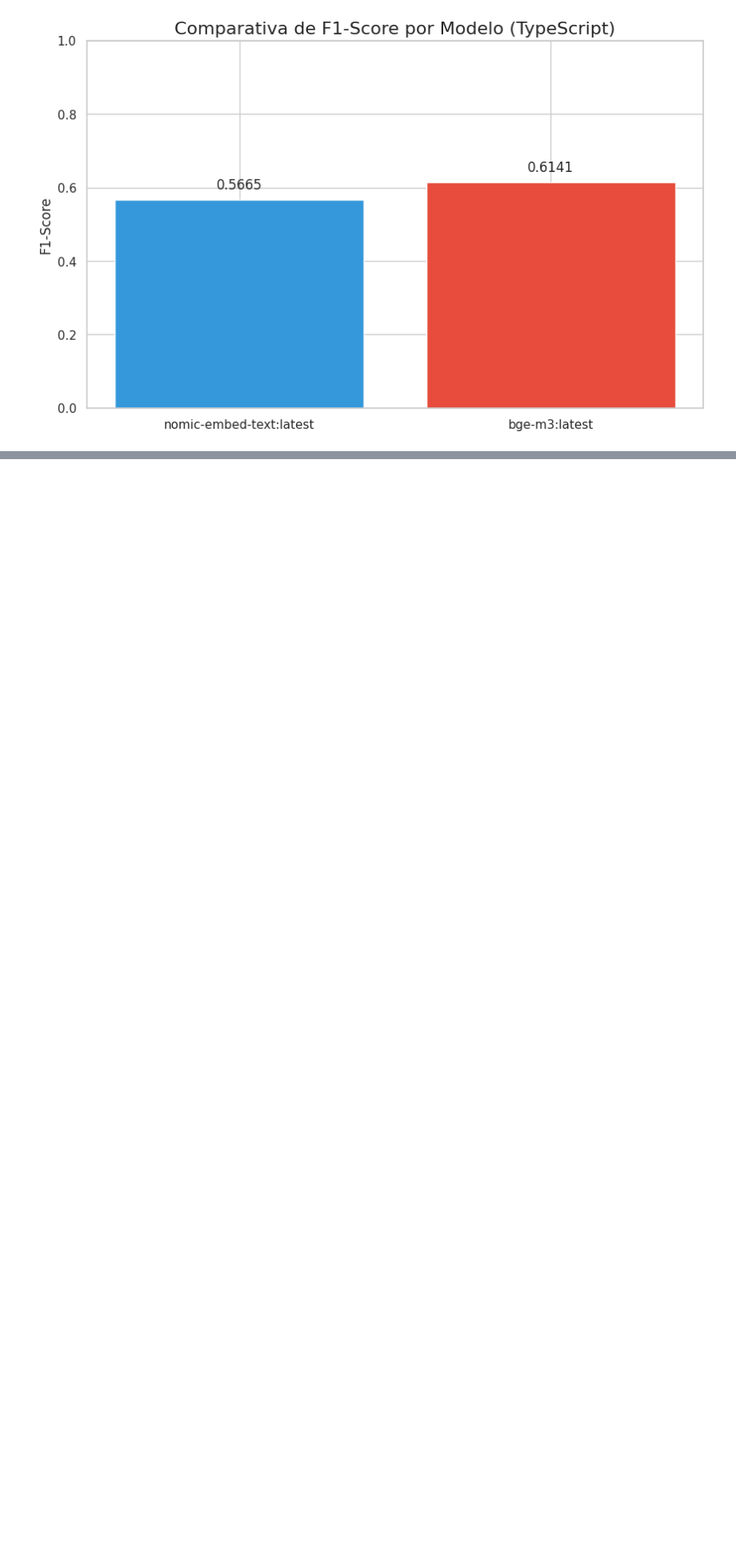
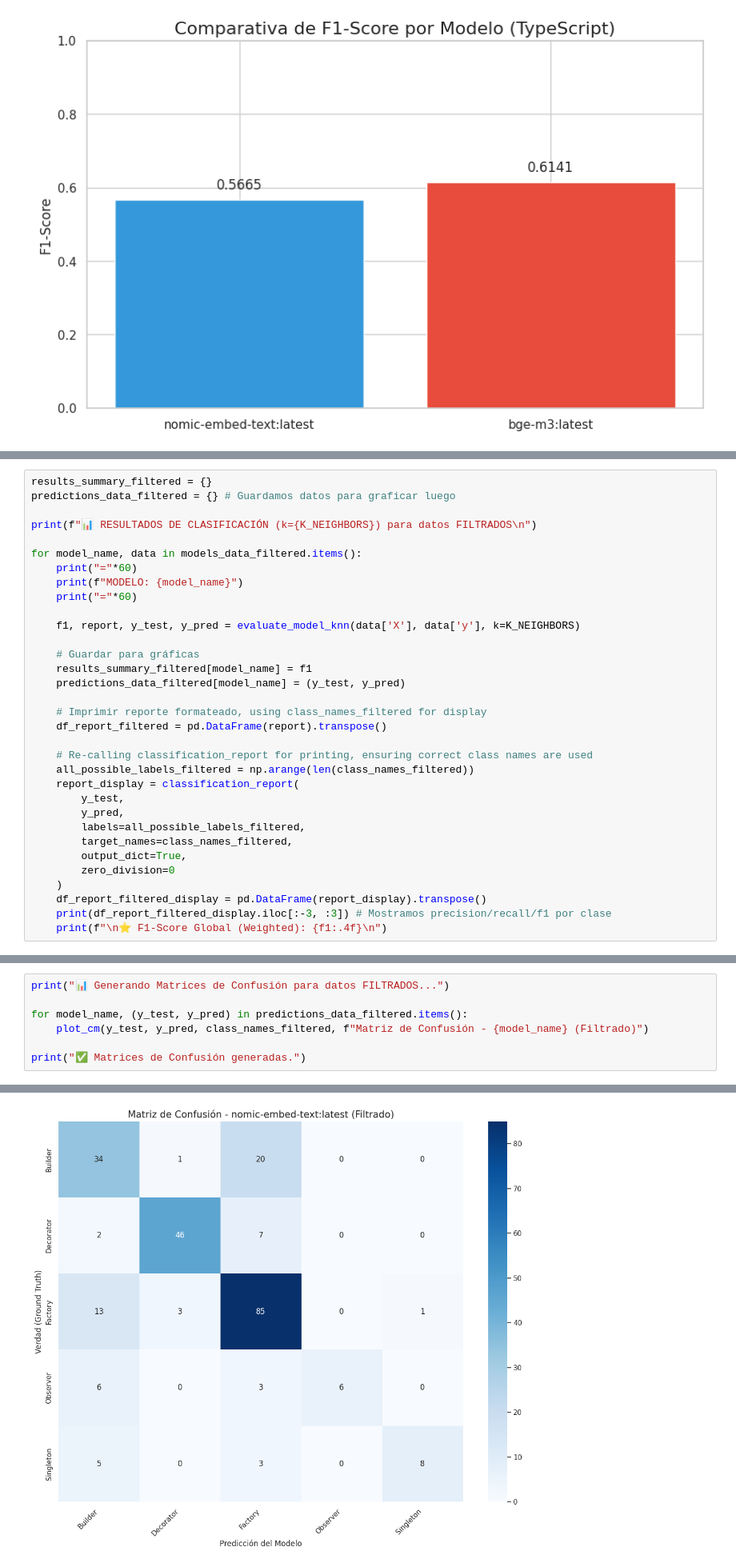
Before and after one commit to Natzgun/DPR-LLM-TYPESCRIPT, a Jupyter notebook: analysis.ipynb, the cells around one changed output, grey strips where cells are left out. Shown at 80% size. Saved outputs shown, nothing was run; the diff lists cells and outputs as text; blank space fills up the shorter version.

```diff
--- a/analysis.ipynb
+++ b/analysis.ipynb
@@ -368,0 +534,33 @@ for group_idx, chunk_start in enumerate(range(0, len(sorted_patterns), PATTERNS_
+# %%
+results_summary_filtered = {}
+predictions_data_filtered = {} # Guardamos datos para graficar luego
+
+print(f"📊 RESULTADOS DE CLASIFICACIÓN (k={K_NEIGHBORS}) para datos FILTRADOS\n")
+
+for model_name, data in models_data_filtered.items():
+    print("="*60)
+    print(f"MODELO: {model_name}")
+    print("="*60)
+
+    f1, report, y_test, y_pred = evaluate_model_knn(data['X'], data['y'], k=K_NEIGHBORS)
+
+    # Guardar para gráficas
+    results_summary_filtered[model_name] = f1
+    predictions_data_filtered[model_name] = (y_test, y_pred)
+
+    # Imprimir reporte formateado, using class_names_filtered for display
+    df_report_filtered = pd.DataFrame(report).transpose()
+
+    # Re-calling classification_report for printing, ensuring correct class names are used
+    all_possible_labels_filtered = np.arange(len(class_names_filtered))
+    report_display = classification_report(
+        y_test,
+        y_pred,
+        labels=all_possible_labels_filtered,
+        target_names=class_names_filtered,
+        output_dict=True,
+        zero_division=0
+    )
+    df_report_filtered_display = pd.DataFrame(report_display).transpose()
+    print(df_report_filtered_display.iloc[:-3, :3]) # Mostramos precision/recall/f1 por clase
+    print(f"\n⭐ F1-Score Global (Weighted): {f1:.4f}\n")
@@ -368,0 +585,8 @@ for group_idx, chunk_start in enumerate(range(0, len(sorted_patterns), PATTERNS_
+# %%
+print("📊 Generando Matrices de Confusión para datos FILTRADOS...")
+
+for model_name, (y_test, y_pred) in predictions_data_filtered.items():
+    plot_cm(y_test, y_pred, class_names_filtered, f"Matriz de Confusión - {model_name} (Filtrado)")
+
+print("✅ Matrices de Confusión generadas.")
+# %% [output]
@@ -368,0 +594 @@ for group_idx, chunk_start in enumerate(range(0, len(sorted_patterns), PATTERNS_
+[figure, added]
```
Also changed, not shown: parts of 17 cells of this notebook.
